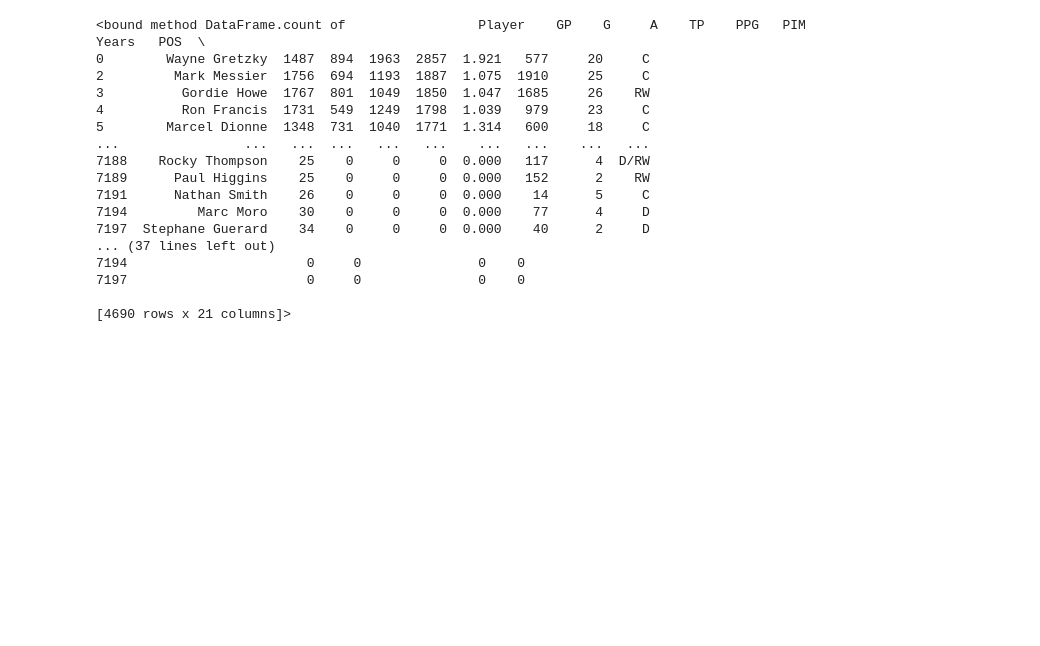
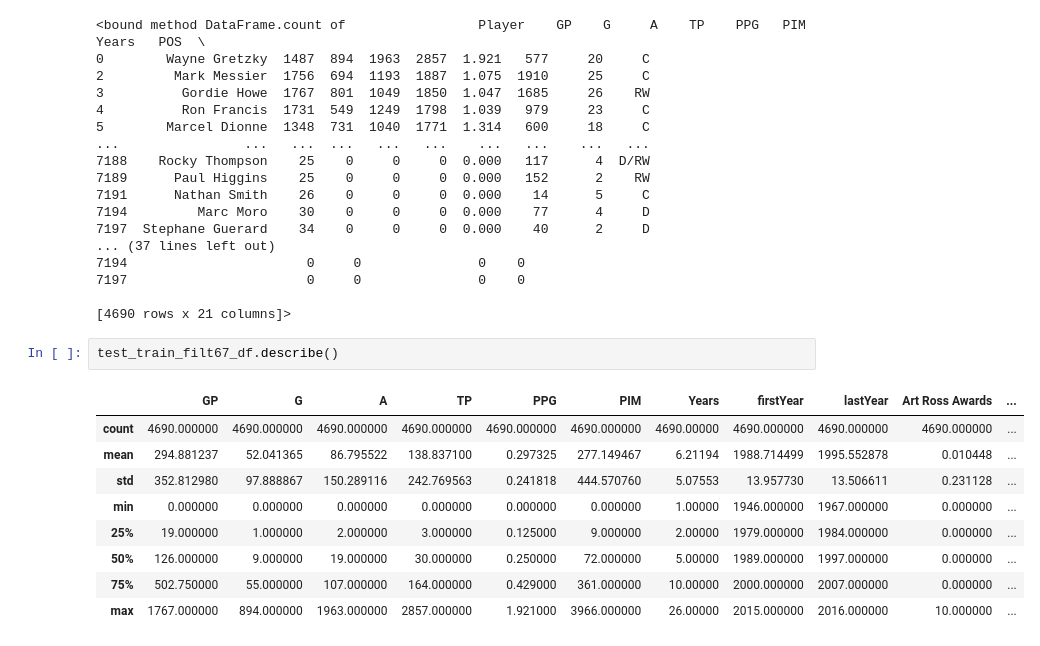
Before and after one commit to potterc22/Final-Project-ML, a Jupyter notebook: Jeff/master_stats_file.ipynb, the cells around one changed output. Saved outputs shown, nothing was run; the diff lists cells and outputs as text; blank space fills up the shorter version.

```diff
--- a/Jeff/master_stats_file.ipynb
+++ b/Jeff/master_stats_file.ipynb
@@ -237,3 +237,15 @@ test_train_filt67_df.count
 7197                       0     0               0    0
 
 [4690 rows x 21 columns]>
+# %%
+test_train_filt67_df.describe()
+# %% [output]
+|  | GP | G | A | TP | PPG | PIM | Years | firstYear | lastYear | Art Ross Awards | ... |
+| count | 4690.000000 | 4690.000000 | 4690.000000 | 4690.000000 | 4690.000000 | 4690.000000 | 4690.00000 | 4690.000000 | 4690.000000 | 4690.000000 | ... |
+| mean | 294.881237 | 52.041365 | 86.795522 | 138.837100 | 0.297325 | 277.149467 | 6.21194 | 1988.714499 | 1995.552878 | 0.010448 | ... |
+| std | 352.812980 | 97.888867 | 150.289116 | 242.769563 | 0.241818 | 444.570760 | 5.07553 | 13.957730 | 13.506611 | 0.231128 | ... |
+| min | 0.000000 | 0.000000 | 0.000000 | 0.000000 | 0.000000 | 0.000000 | 1.00000 | 1946.000000 | 1967.000000 | 0.000000 | ... |
+| 25% | 19.000000 | 1.000000 | 2.000000 | 3.000000 | 0.125000 | 9.000000 | 2.00000 | 1979.000000 | 1984.000000 | 0.000000 | ... |
+| 50% | 126.000000 | 9.000000 | 19.000000 | 30.000000 | 0.250000 | 72.000000 | 5.00000 | 1989.000000 | 1997.000000 | 0.000000 | ... |
+| 75% | 502.750000 | 55.000000 | 107.000000 | 164.000000 | 0.429000 | 361.000000 | 10.00000 | 2000.000000 | 2007.000000 | 0.000000 | ... |
+| max | 1767.000000 | 894.000000 | 1963.000000 | 2857.000000 | 1.921000 | 3966.000000 | 26.00000 | 2015.000000 | 2016.000000 | 10.000000 | ... |
```
Also changed, not shown: parts of 2 cells of this notebook.
